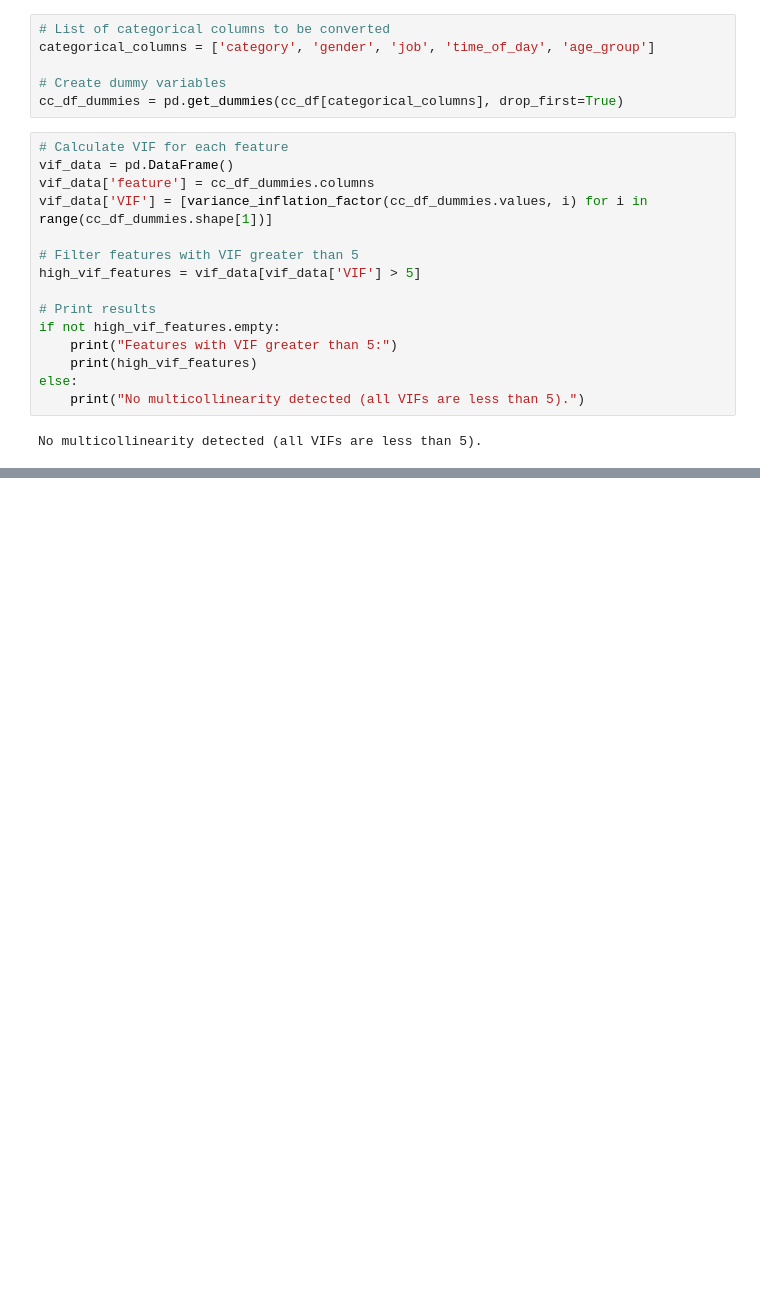
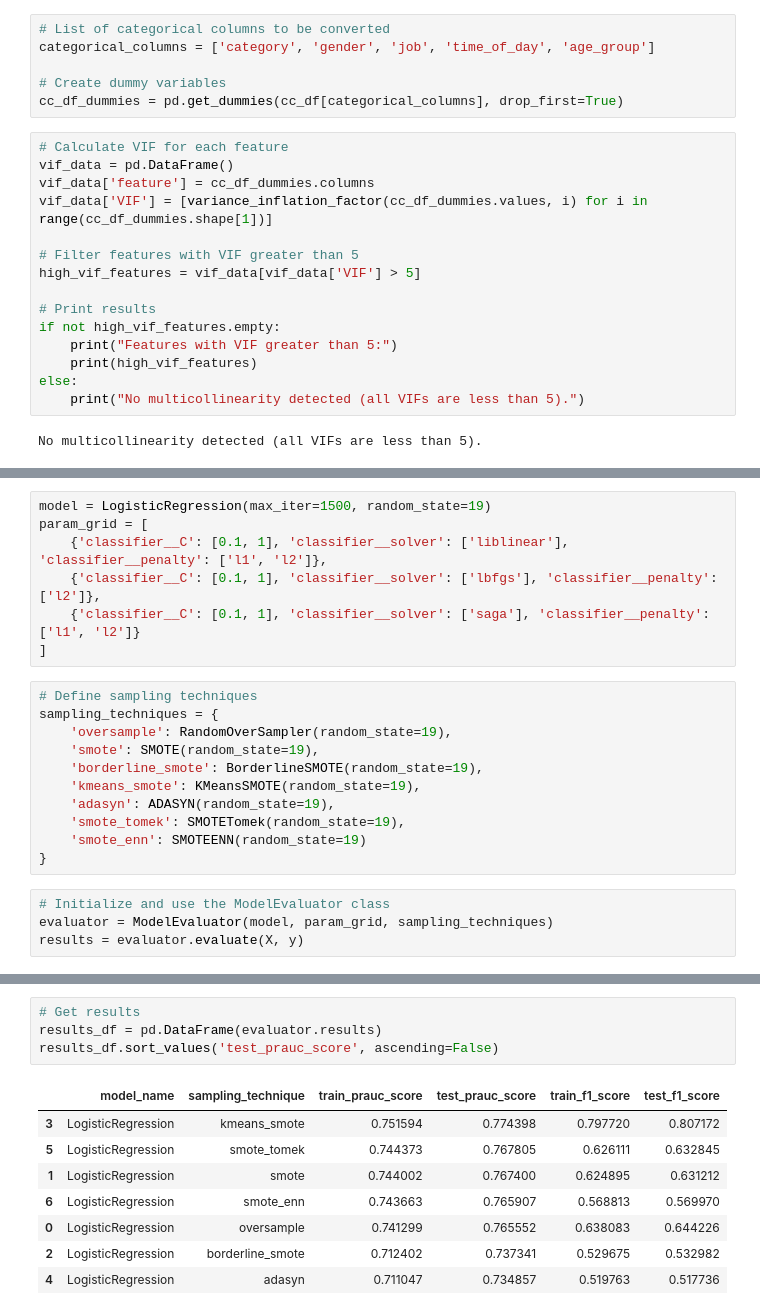
Before and after one commit to evan-rosenbaum1/credit_card_transactions_fraud_detection_and_analysis, a Jupyter notebook: credit_card_transactions_fraud_detection_and_analysis.ipynb, the cells around one changed output, grey strips where cells are left out. Saved outputs shown, nothing was run; the diff lists cells and outputs as text; blank space fills up the shorter version.

```diff
--- a/credit_card_transactions_fraud_detection_and_analysis.ipynb
+++ b/credit_card_transactions_fraud_detection_and_analysis.ipynb
@@ -675,0 +736,22 @@ No multicollinearity detected (all VIFs are less than 5).
+# %%
+model = LogisticRegression(max_iter=1500, random_state=19)
+param_grid = [
+    {'classifier__C': [0.1, 1], 'classifier__solver': ['liblinear'], 'classifier__penalty': ['l1', 'l2']},
+    {'classifier__C': [0.1, 1], 'classifier__solver': ['lbfgs'], 'classifier__penalty': ['l2']},
+    {'classifier__C': [0.1, 1], 'classifier__solver': ['saga'], 'classifier__penalty': ['l1', 'l2']}
+]
+# %%
+# Define sampling techniques
+sampling_techniques = {
+    'oversample': RandomOverSampler(random_state=19),
+    'smote': SMOTE(random_state=19),
+    'borderline_smote': BorderlineSMOTE(random_state=19),
+    'kmeans_smote': KMeansSMOTE(random_state=19),
+    'adasyn': ADASYN(random_state=19),
+    'smote_tomek': SMOTETomek(random_state=19),
+    'smote_enn': SMOTEENN(random_state=19)
+}
+# %%
+# Initialize and use the ModelEvaluator class
+evaluator = ModelEvaluator(model, param_grid, sampling_techniques)
+results = evaluator.evaluate(X, y)
@@ -675,0 +766,13 @@ No multicollinearity detected (all VIFs are less than 5).
+# %%
+# Get results
+results_df = pd.DataFrame(evaluator.results)
+results_df.sort_values('test_prauc_score', ascending=False)
+# %% [output]
+|  | model_name | sampling_technique | train_prauc_score | test_prauc_score | train_f1_score | test_f1_score |
+| 3 | LogisticRegression | kmeans_smote | 0.751594 | 0.774398 | 0.797720 | 0.807172 |
+| 5 | LogisticRegression | smote_tomek | 0.744373 | 0.767805 | 0.626111 | 0.632845 |
+| 1 | LogisticRegression | smote | 0.744002 | 0.767400 | 0.624895 | 0.631212 |
+| 6 | LogisticRegression | smote_enn | 0.743663 | 0.765907 | 0.568813 | 0.569970 |
+| 0 | LogisticRegression | oversample | 0.741299 | 0.765552 | 0.638083 | 0.644226 |
+| 2 | LogisticRegression | borderline_smote | 0.712402 | 0.737341 | 0.529675 | 0.532982 |
+| 4 | LogisticRegression | adasyn | 0.711047 | 0.734857 | 0.519763 | 0.517736 |
```
Also changed, not shown: parts of 10 cells of this notebook, 1 other file.
